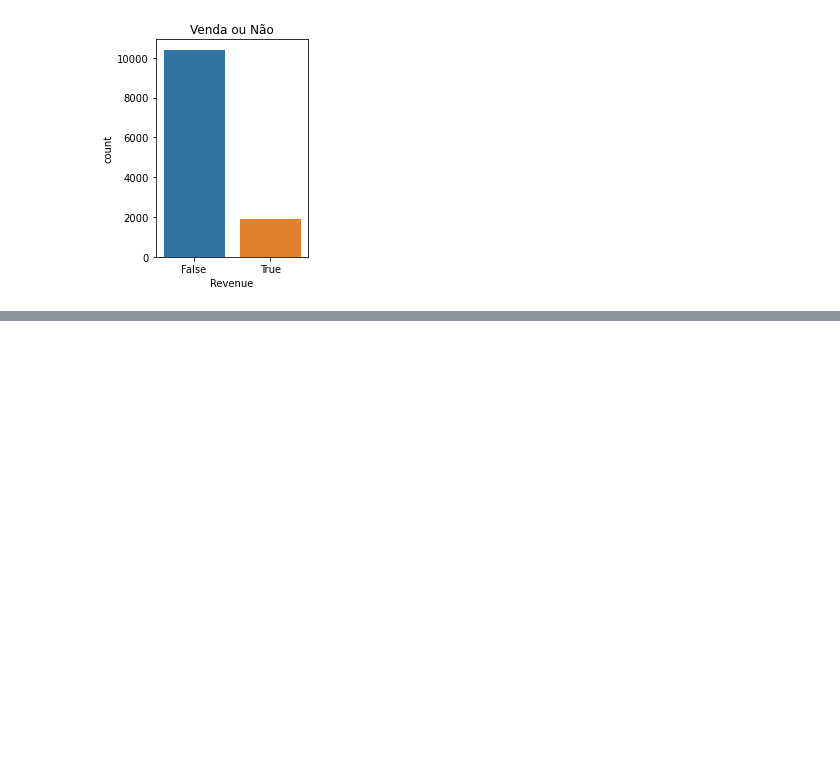
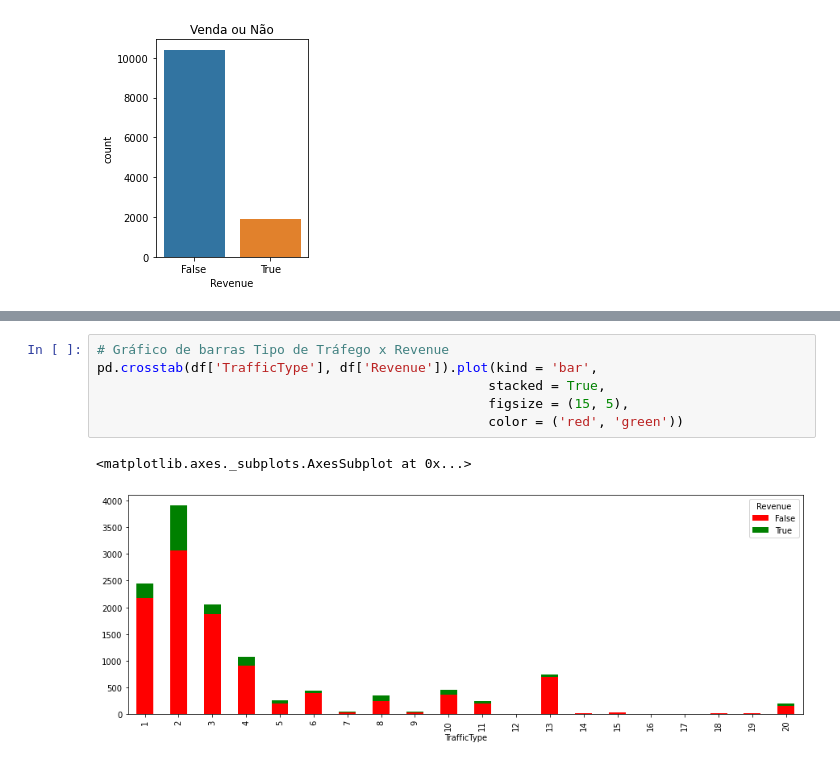
Before and after one commit to Gugah007/Projeto-ML-Classifica-o-Prevendo-a-intencao-de-compras-de-usuario-usando-SVM, a Jupyter notebook: Prevendo a Intencao de Compras de Usuario usando SVM.ipynb, the cells around one changed output, grey strips where cells are left out. Saved outputs shown, nothing was run; the diff lists cells and outputs as text; blank space fills up the shorter version.

```diff
--- a/Prevendo a Intencao de Compras de Usuario usando SVM.ipynb
+++ b/Prevendo a Intencao de Compras de Usuario usando SVM.ipynb
@@ -277,0 +286,9 @@ pd.crosstab(df['OperatingSystems'], df['Revenue']).plot(kind = 'bar',
+# %%
+# Gráfico de barras Tipo de Tráfego x Revenue
+pd.crosstab(df['TrafficType'], df['Revenue']).plot(kind = 'bar',
+                                                  stacked = True,
+                                                  figsize = (15, 5),
+                                                  color = ('red', 'green'))
+# %% [output]
+<matplotlib.axes._subplots.AxesSubplot at 0x...>
+[figure, added]
```
Also changed, not shown: parts of 11 cells of this notebook.
